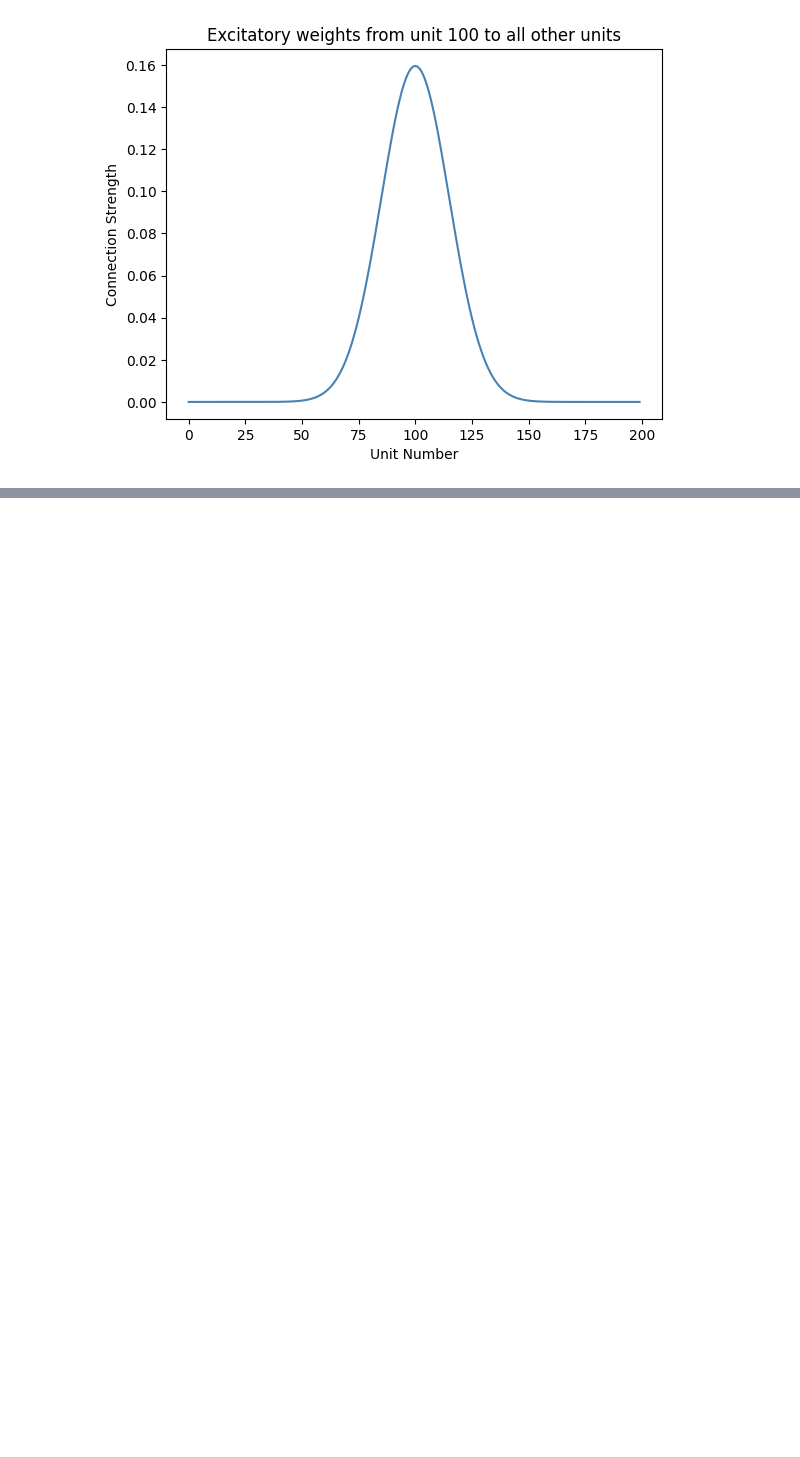
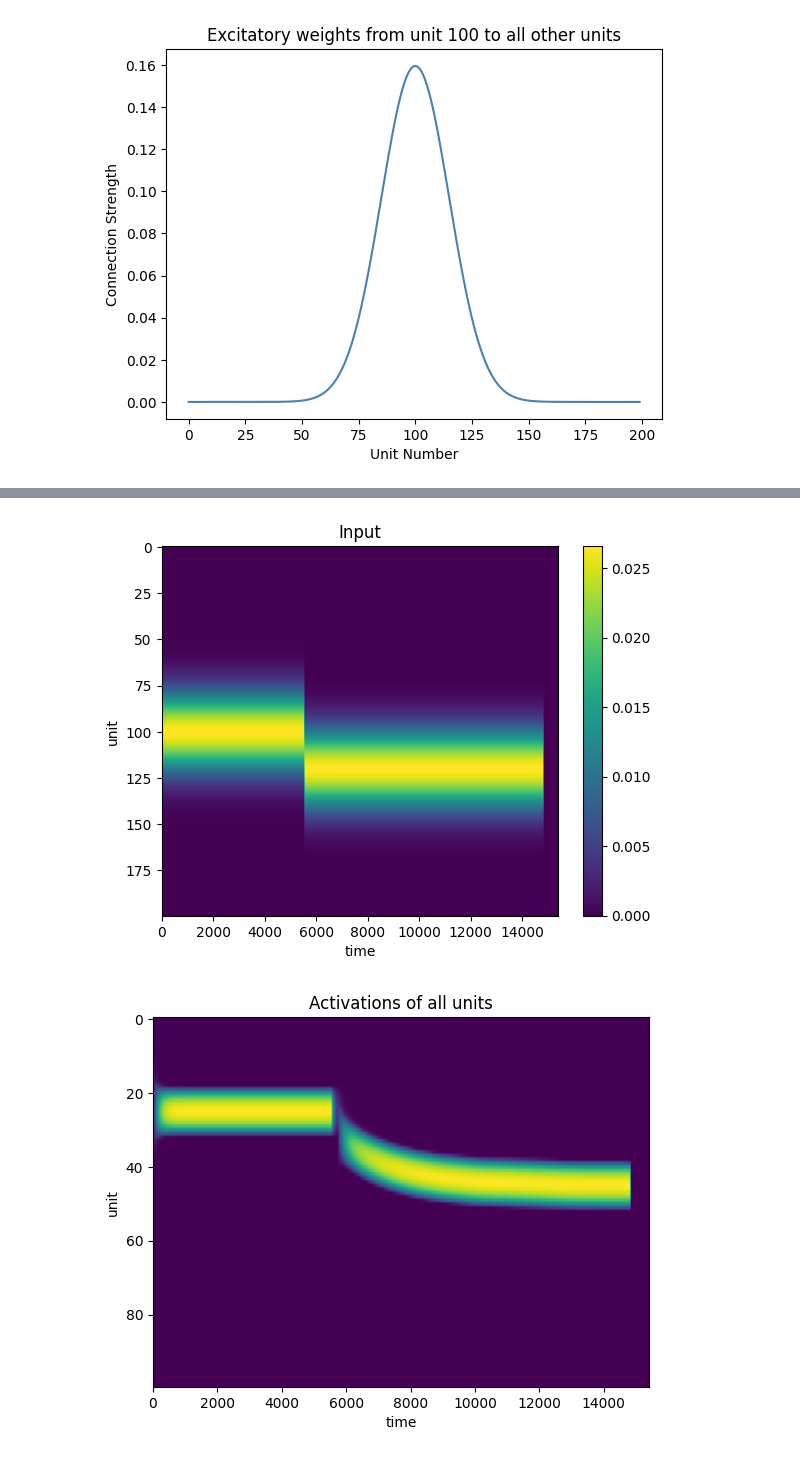
Before and after one commit to joncannon/Thesis, a Jupyter notebook: dynamic_bump_working.ipynb, the cells around one changed output, grey strips where cells are left out. Saved outputs shown, nothing was run; the diff lists cells and outputs as text; code cells hidden in the pictures; blank space fills up the shorter version.

```diff
--- a/dynamic_bump_working.ipynb
+++ b/dynamic_bump_working.ipynb
@@ -257,2 +265,10 @@ stable.run(stimulus = thaut_fig2a, dopamine = dopamine2a)
 [figure]
 [figure]
+# %%
+dopamine3a = np.ones(25000)
+dopamine3a[5520:5720] = 0
+
+stable.run(stimulus = thaut_fig3a, dopamine = dopamine3a)
+# %% [output]
+[figure, added]
+[figure, added]
```
Also changed, not shown: parts of 5 cells of this notebook, 1 other file.
